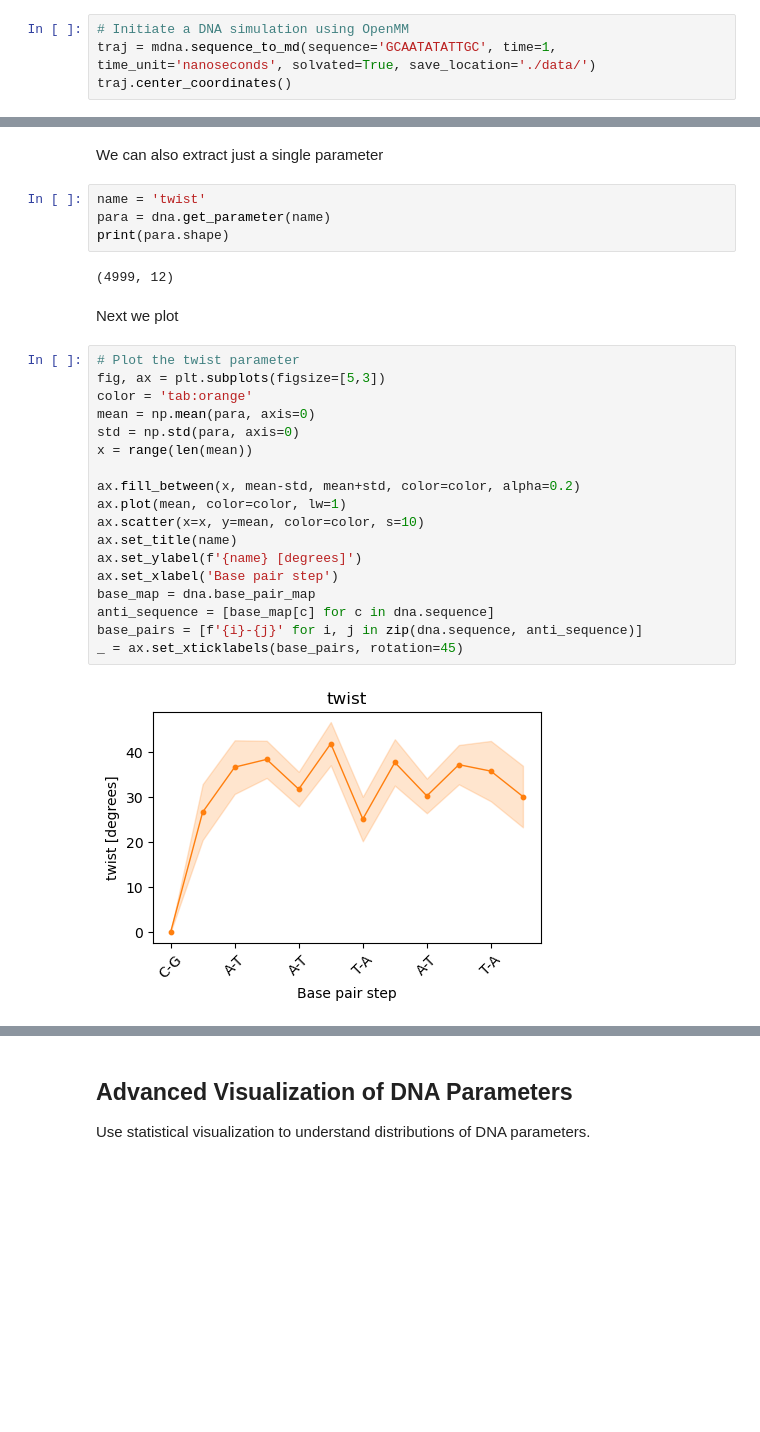
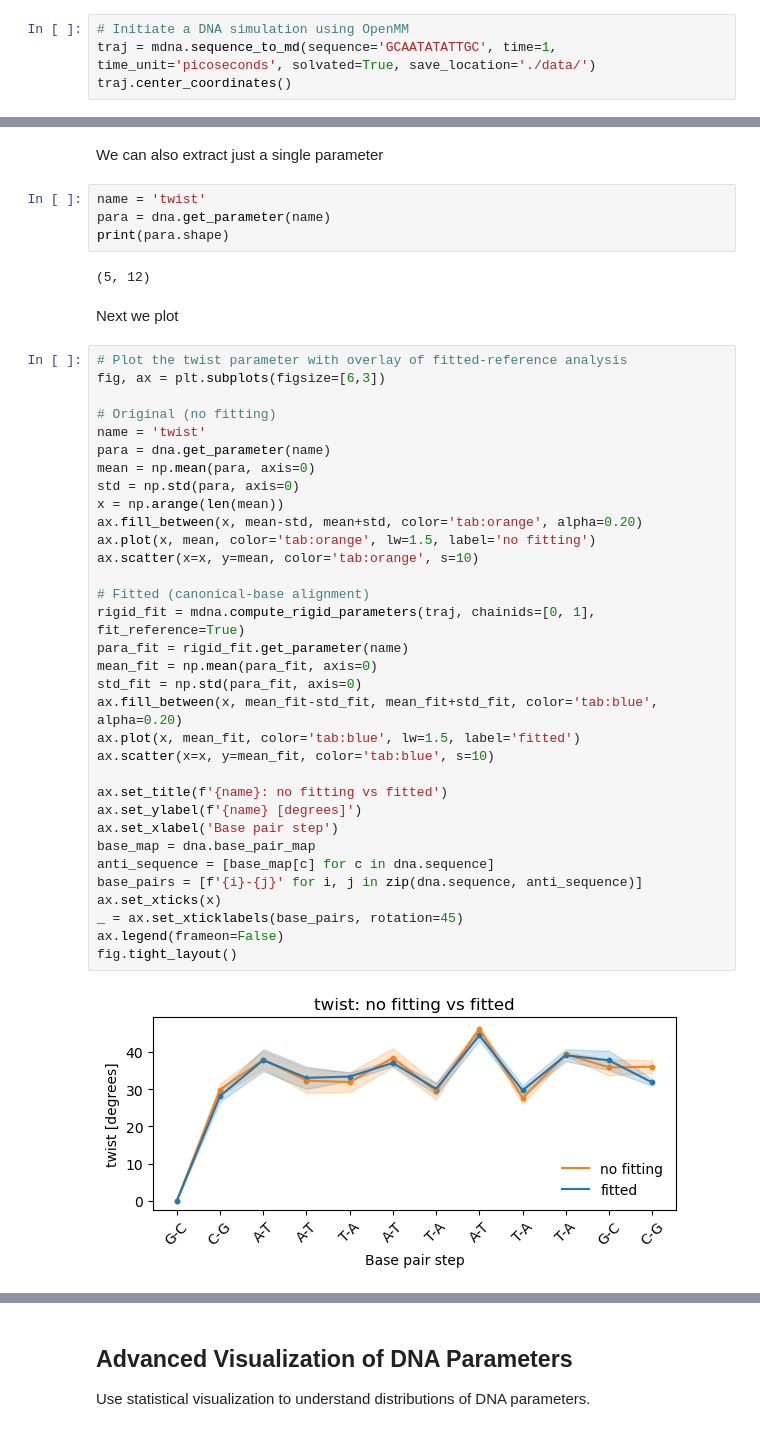
Before and after one commit to Heezch/mdna, a Jupyter notebook: examples/3_analysis_tutorial.ipynb, the cells around one changed output, grey strips where cells are left out. Drawn from its saved outputs; the diff is of its cells as text; blank space fills up the shorter version.

Commit message:
Added new feature for kabsch least square fitting for rigid base parameter analysis and added additional test for .make() and debugged a but there.

```diff
--- a/examples/3_analysis_tutorial.ipynb
+++ b/examples/3_analysis_tutorial.ipynb
@@ -34,7 +34,7 @@ OpenMM is a toolkit for molecular simulations, designed to be extremely flexible
 This simulation might take a while to run, depending on the complexity of the DNA sequence and the computational resources available. It's performed to understand the dynamic behavior of the DNA molecule in a simulated physiological environment. Alternatively, you might load your own MD trajectory containing a DNA structure for the purpose of this tutorial.
 # %%
 # Initiate a DNA simulation using OpenMM
-traj = mdna.sequence_to_md(sequence='GCAATATATTGC', time=1, time_unit='nanoseconds', solvated=True, save_location='./data/')
+traj = mdna.sequence_to_md(sequence='GCAATATATTGC', time=1, time_unit='picoseconds', solvated=True, save_location='./data/')
 traj.center_coordinates()
 # %% [output]
 Start rescaling spline based on requested number of base pairs.
@@ -102,26 +102,41 @@ name = 'twist'
 para = dna.get_parameter(name)
 print(para.shape)
 # %% [output]
-(4999, 12)
+(5, 12)
 # %% [markdown]
 Next we plot
 # %%
-# Plot the twist parameter
-fig, ax = plt.subplots(figsize=[5,3])
-color = 'tab:orange'
+# Plot the twist parameter with overlay of fitted-reference analysis
+fig, ax = plt.subplots(figsize=[6,3])
+
+# Original (no fitting)
+name = 'twist'
+para = dna.get_parameter(name)
 mean = np.mean(para, axis=0)
 std = np.std(para, axis=0)
-x = range(len(mean))
+x = np.arange(len(mean))
+ax.fill_between(x, mean-std, mean+std, color='tab:orange', alpha=0.20)
+ax.plot(x, mean, color='tab:orange', lw=1.5, label='no fitting')
+ax.scatter(x=x, y=mean, color='tab:orange', s=10)
 
-ax.fill_between(x, mean-std, mean+std, color=color, alpha=0.2)
-ax.plot(mean, color=color, lw=1)
-ax.scatter(x=x, y=mean, color=color, s=10)
-ax.set_title(name)
+# Fitted (canonical-base alignment)
+rigid_fit = mdna.compute_rigid_parameters(traj, chainids=[0, 1], fit_reference=True)
+para_fit = rigid_fit.get_parameter(name)
+mean_fit = np.mean(para_fit, axis=0)
+std_fit = np.std(para_fit, axis=0)
+ax.fill_between(x, mean_fit-std_fit, mean_fit+std_fit, color='tab:blue', alpha=0.20)
+ax.plot(x, mean_fit, color='tab:blue', lw=1.5, label='fitted')
+ax.scatter(x=x, y=mean_fit, color='tab:blue', s=10)
+
+ax.set_title(f'{name}: no fitting vs fitted')
 ax.set_ylabel(f'{name} [degrees]')
 ax.set_xlabel('Base pair step')
 base_map = dna.base_pair_map
 anti_sequence = [base_map[c] for c in dna.sequence]
 base_pairs = [f'{i}-{j}' for i, j in zip(dna.sequence, anti_sequence)]
+ax.set_xticks(x)
 _ = ax.set_xticklabels(base_pairs, rotation=45)
+ax.legend(frameon=False)
+fig.tight_layout()
 # %% [output]
-[figure, old version]
+[figure, new version]
```
Also changed, not shown: parts of 6 cells of this notebook, 21 other files.
